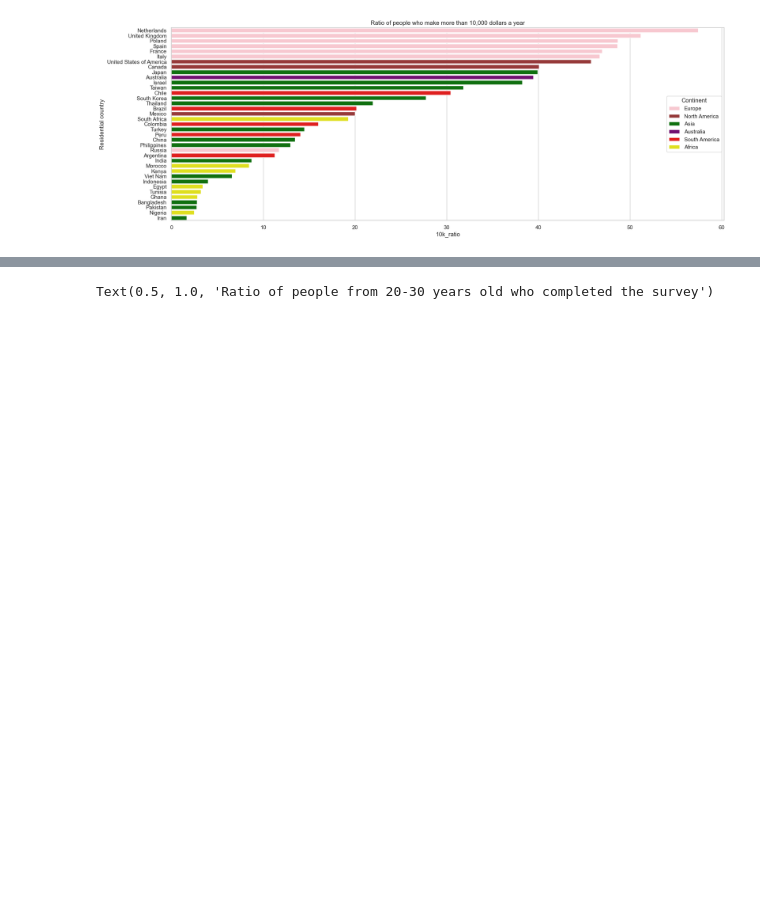
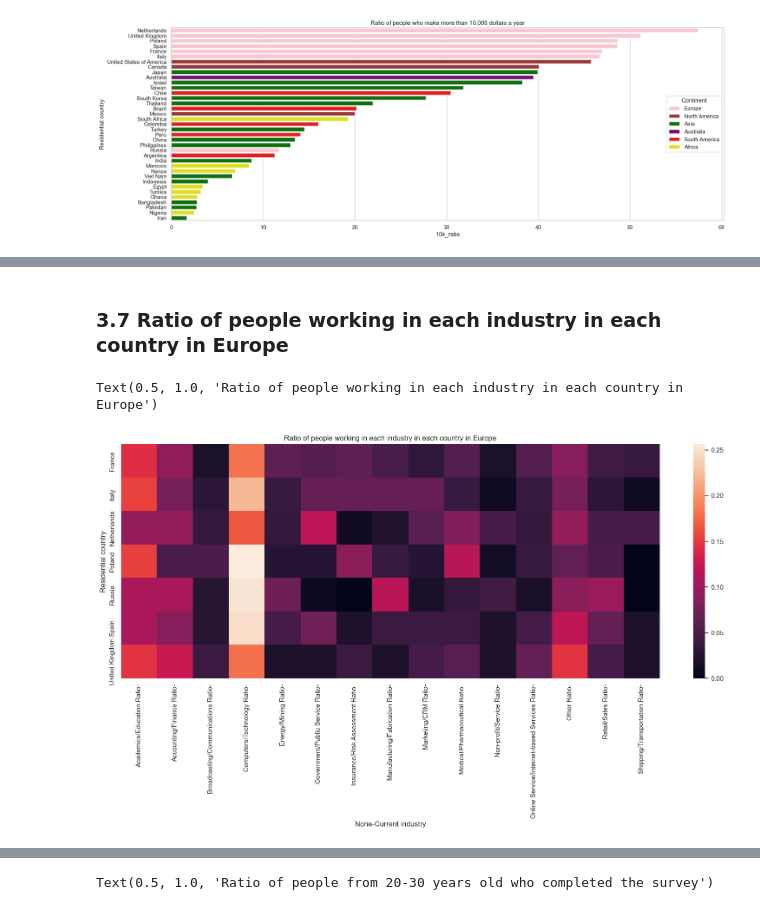
Before and after one commit to HTNam1710/P4DS_FinalProject, a Jupyter notebook: Source/phase_ask.ipynb, the cells around one changed output, grey strips where cells are left out. Cells and saved outputs as stored; diff of their text form; code cells hidden in the pictures; blank space fills up the shorter version.

```diff
--- a/Source/phase_ask.ipynb
+++ b/Source/phase_ask.ipynb
@@ -372,0 +313,19 @@ South America countries are concentrated in the middle of the graph (10 - 30%).
+# %% [markdown]
+### 3.7 Ratio of people working in each industry in each country in Europe
+# %%
+ppl_in_industry_europe = ppl_in_industry.loc[slice(None), 'Europe', slice(None), :].unstack(level='Current industry')
+ppl_in_industry_europe['sum'] = ppl_in_industry_europe.sum(axis=1)
+
+for industry in ppl_in_industry_europe['count'].columns:
+    ppl_in_industry_europe[str(industry) + ' Ratio'] = ppl_in_industry_europe['count'][industry]/ppl_in_industry_europe['sum']
+
+ppl_in_industry_europe.fillna(0, inplace=True)
+# %%
+figure, ax = plt.subplots(figsize=(20, 7))
+sns.set_theme(style="whitegrid")
+sns.set_color_codes('muted')
+sns.heatmap(ppl_in_industry_europe.loc[slice(None), 'Academics/Education Ratio':])
+ax.set_title("Ratio of people working in each industry in each country in Europe")
+# %% [output]
+Text(0.5, 1.0, 'Ratio of people working in each industry in each country in Europe')
+[figure, added]
```
Also changed, not shown: parts of 119 cells of this notebook.
